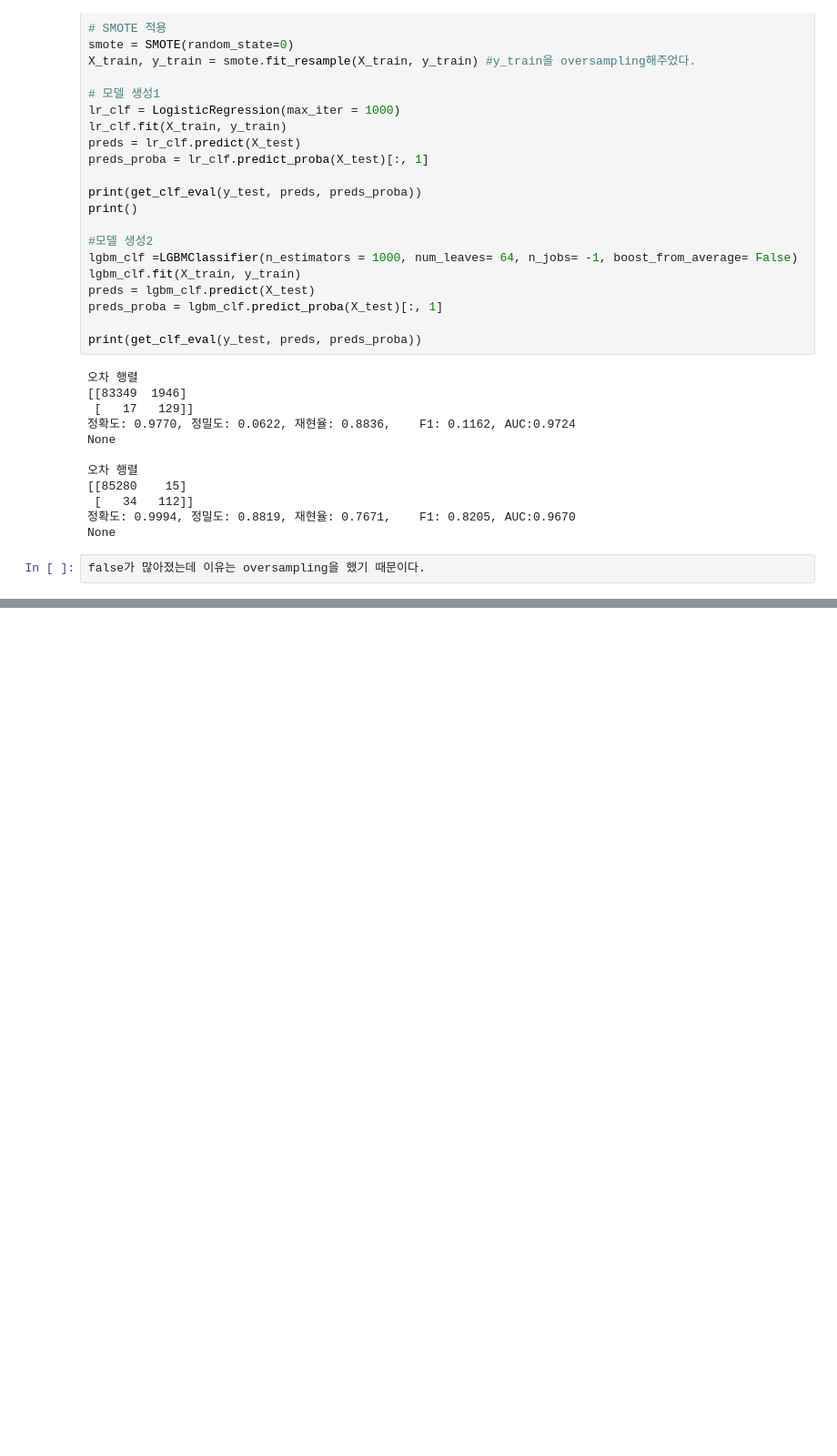
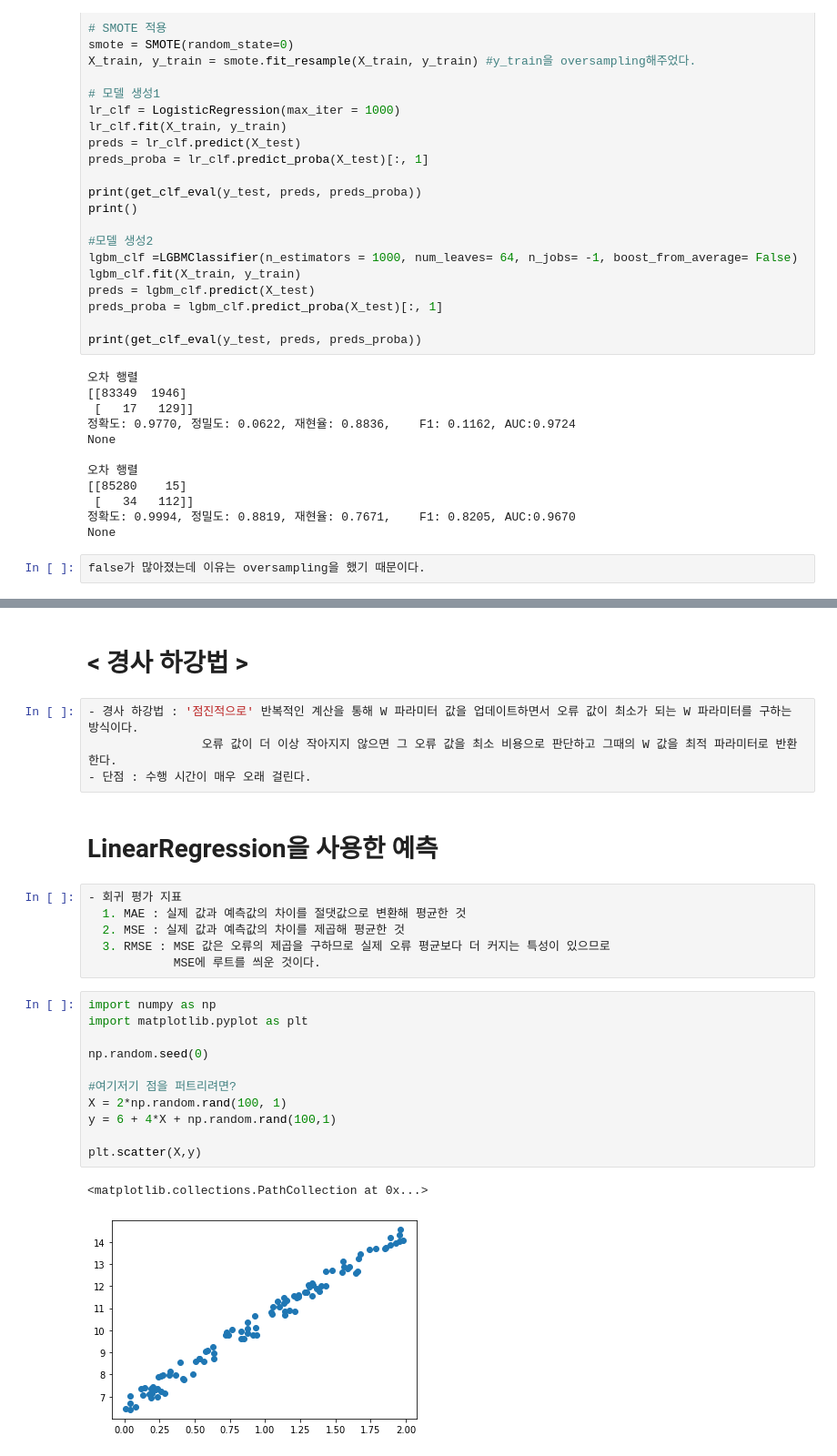
Before and after one commit to zzwony/Start_0920, a Jupyter notebook: 머신러닝.ipynb, the cells around one changed output, grey strips where cells are left out. Shown: that part at 91% size. Drawn from its saved outputs; the diff is of its cells as text; blank space fills up the shorter version.

```diff
--- a/머신러닝.ipynb
+++ b/머신러닝.ipynb
@@ -1891,0 +1916,28 @@ false가 많아졌는데 이유는 oversampling을 했기 때문이다.
+# %% [markdown]
+# < 경사 하강법 >
+# %%
+- 경사 하강법 : '점진적으로' 반복적인 계산을 통해 W 파라미터 값을 업데이트하면서 오류 값이 최소가 되는 W 파라미터를 구하는 방식이다.
+                오류 값이 더 이상 작아지지 않으면 그 오류 값을 최소 비용으로 판단하고 그때의 W 값을 최적 파라미터로 반환한다.
+- 단점 : 수행 시간이 매우 오래 걸린다.
+# %% [markdown]
+# LinearRegression을 사용한 예측
+# %%
+- 회귀 평가 지표
+  1. MAE : 실제 값과 예측값의 차이를 절댓값으로 변환해 평균한 것
+  2. MSE : 실제 값과 예측값의 차이를 제곱해 평균한 것
+  3. RMSE : MSE 값은 오류의 제곱을 구하므로 실제 오류 평균보다 더 커지는 특성이 있으므로
+            MSE에 루트를 씌운 것이다.
+# %%
+import numpy as np
+import matplotlib.pyplot as plt
+
+np.random.seed(0)
+
+#여기저기 점을 퍼트리려면?
+X = 2*np.random.rand(100, 1)
+y = 6 + 4*X + np.random.rand(100,1)
+
+plt.scatter(X,y)
+# %% [output]
+<matplotlib.collections.PathCollection at 0x...>
+[figure, added]
```
Also changed, not shown: parts of 33 cells of this notebook.
